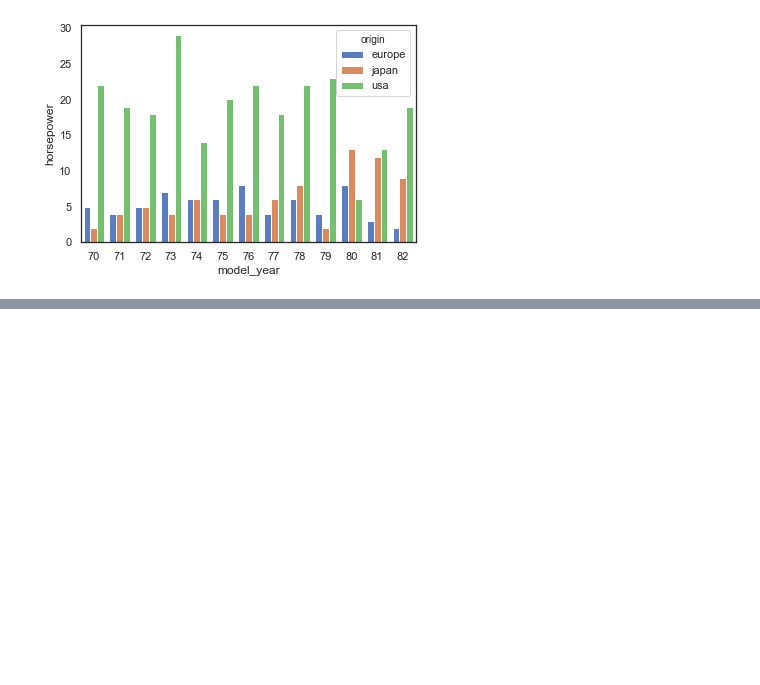
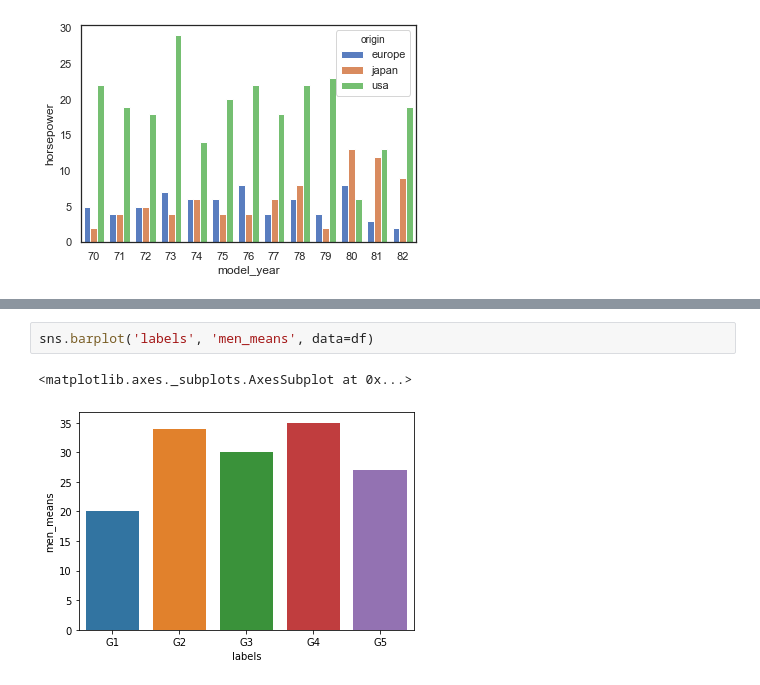
Before and after one commit to maydinn/python_lessons_notes, a Jupyter notebook: seaborn.ipynb, the cells around one changed output, grey strips where cells are left out. Saved outputs shown, nothing was run; the diff lists cells and outputs as text; blank space fills up the shorter version.

```diff
--- a/seaborn.ipynb
+++ b/seaborn.ipynb
@@ -253,0 +273,5 @@ sns.barplot('model_year', 'horsepower', data = df, hue = 'origin')
+# %%
+sns.barplot('labels', 'men_means', data=df)
+# %% [output]
+<matplotlib.axes._subplots.AxesSubplot at 0x...>
+[figure, added]
```
Also changed, not shown: parts of 27 cells of this notebook, 2 other files.
